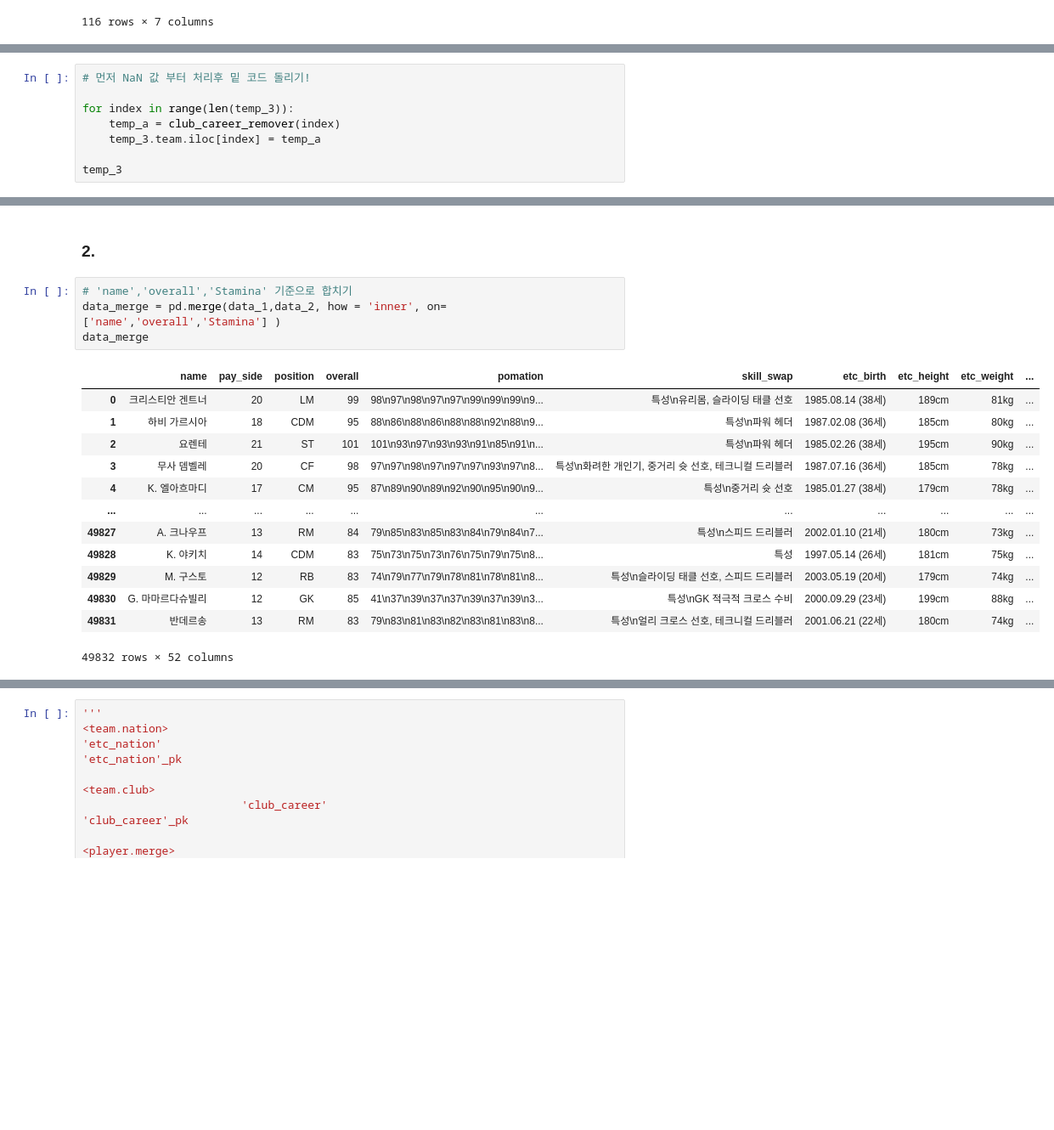
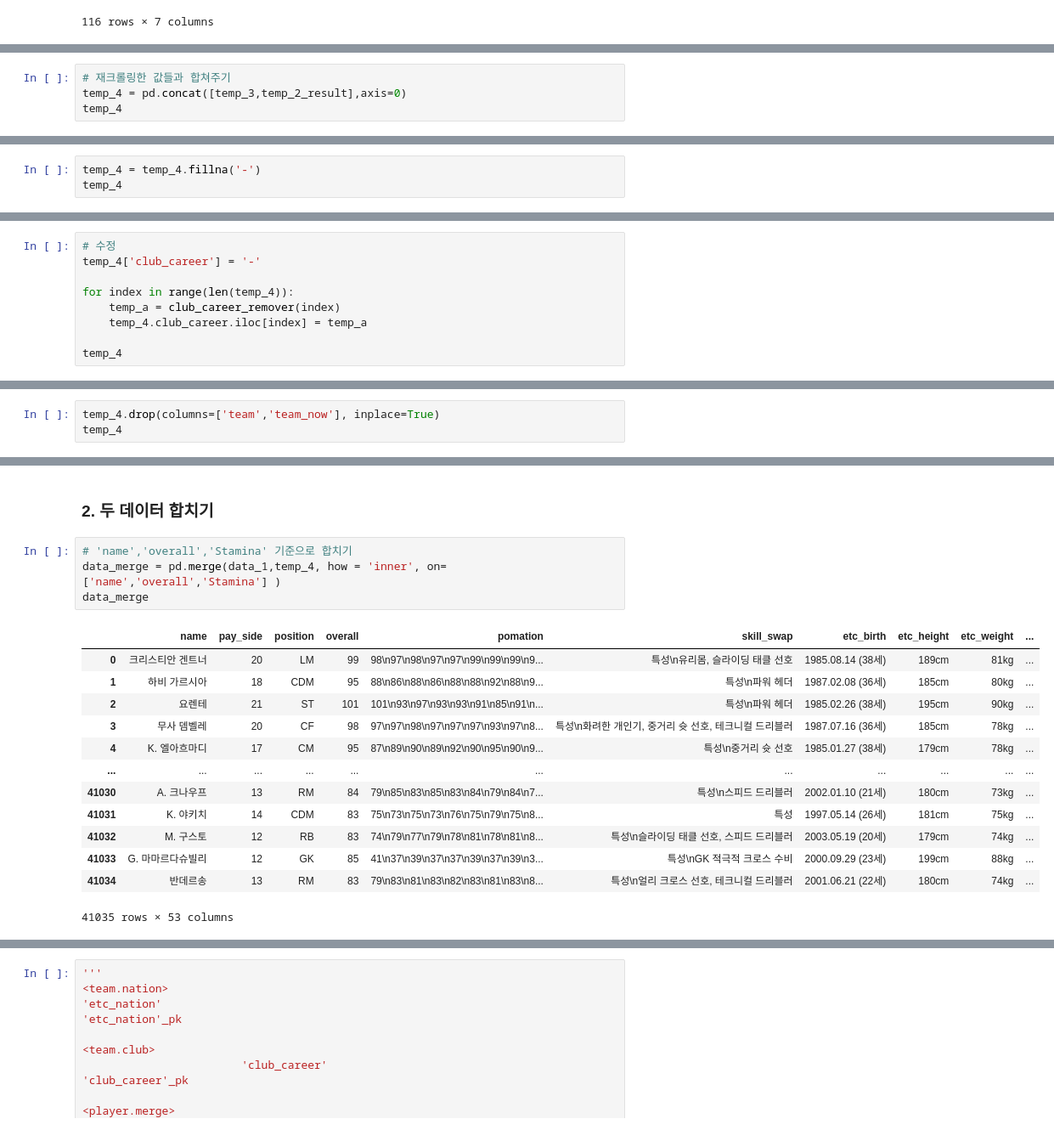
Before and after one commit to Kim-SeongSu/FIFA_Project_Personal, a Jupyter notebook: modeling/data_preprocess.ipynb, the cells around one changed output, grey strips where cells are left out. Shown at 85% size. Saved outputs shown, nothing was run; the diff lists cells and outputs as text; blank space fills up the shorter version.

```diff
--- a/modeling/data_preprocess.ipynb
+++ b/modeling/data_preprocess.ipynb
@@ -215,0 +283,4 @@ temp_3.team.iloc[0]
+# %%
+# 재크롤링한 값들과 합쳐주기
+temp_4 = pd.concat([temp_3,temp_2_result],axis=0)
+temp_4
@@ -215,0 +303,3 @@ temp_3.team.iloc[0]
+# %%
+temp_4 = temp_4.fillna('-')
+temp_4
@@ -235,11 +353,12 @@ temp_3.team.iloc[1222]
 # %%
-# 먼저 NaN 값 부터 처리후 밑 코드 돌리기!
+# 수정
+temp_4['club_career'] = '-'
 
-for index in range(len(temp_3)):
+for index in range(len(temp_4)):
     temp_a = club_career_remover(index)
-    temp_3.team.iloc[index] = temp_a
+    temp_4.club_career.iloc[index] = temp_a
 
-temp_3
+temp_4
 # %% [output]
 A value is trying to be set on a copy of a slice from a DataFrame
 
@@ -248,0 +380,3 @@ AttributeError: 'float' object has no attribute 'replace'
+# %%
+temp_4.drop(columns=['team','team_now'], inplace=True)
+temp_4
@@ -249,20 +397,20 @@ AttributeError: 'float' object has no attribute 'replace'
 # %% [markdown]
-### 2.
+### 2. 두 데이터 합치기
 # %%
 # 'name','overall','Stamina' 기준으로 합치기
-data_merge = pd.merge(data_1,data_2, how = 'inner', on=['name','overall','Stamina'] )
+data_merge = pd.merge(data_1,temp_4, how = 'inner', on=['name','overall','Stamina'] )
 data_merge
 # %% [output]
 |  | name | pay_side | position | overall | pomation | skill_swap | etc_birth | etc_height | etc_weight | ... |
 | 0 | 크리스티안 겐트너 | 20 | LM | 99 | 98\n97\n98\n97\n97\n99\n99\n99\n9... | 특성\n유리몸, 슬라이딩 태클 선호 | 1985.08.14 (38세) | 189cm | 81kg | ... |
 | 1 | 하비 가르시아 | 18 | CDM | 95 | 88\n86\n88\n86\n88\n88\n92\n88\n9... | 특성\n파워 헤더 | 1987.02.08 (36세) | 185cm | 80kg | ... |
 | 2 | 요렌테 | 21 | ST | 101 | 101\n93\n97\n93\n93\n91\n85\n91\n... | 특성\n파워 헤더 | 1985.02.26 (38세) | 195cm | 90kg | ... |
 | 3 | 무사 뎀벨레 | 20 | CF | 98 | 97\n97\n98\n97\n97\n97\n93\n97\n8... | 특성\n화려한 개인기, 중거리 슛 선호, 테크니컬 드리블러 | 1987.07.16 (36세) | 185cm | 78kg | ... |
 | 4 | K. 엘아흐마디 | 17 | CM | 95 | 87\n89\n90\n89\n92\n90\n95\n90\n9... | 특성\n중거리 슛 선호 | 1985.01.27 (38세) | 179cm | 78kg | ... |
 | ... | ... | ... | ... | ... | ... | ... | ... | ... | ... | ... |
-| 49827 | A. 크나우프 | 13 | RM | 84 | 79\n85\n83\n85\n83\n84\n79\n84\n7... | 특성\n스피드 드리블러 | 2002.01.10 (21세) | 180cm | 73kg | ... |
-| 49828 | K. 야키치 | 14 | CDM | 83 | 75\n73\n75\n73\n76\n75\n79\n75\n8... | 특성 | 1997.05.14 (26세) | 181cm | 75kg | ... |
-| 49829 | M. 구스토 | 12 | RB | 83 | 74\n79\n77\n79\n78\n81\n78\n81\n8... | 특성\n슬라이딩 태클 선호, 스피드 드리블러 | 2003.05.19 (20세) | 179cm | 74kg | ... |
-| 49830 | G. 마마르다슈빌리 | 12 | GK | 85 | 41\n37\n39\n37\n37\n39\n37\n39\n3... | 특성\nGK 적극적 크로스 수비 | 2000.09.29 (23세) | 199cm | 88kg | ... |
-| 49831 | 반데르송 | 13 | RM | 83 | 79\n83\n81\n83\n82\n83\n81\n83\n8... | 특성\n얼리 크로스 선호, 테크니컬 드리블러 | 2001.06.21 (22세) | 180cm | 74kg | ... |
+| 41030 | A. 크나우프 | 13 | RM | 84 | 79\n85\n83\n85\n83\n84\n79\n84\n7... | 특성\n스피드 드리블러 | 2002.01.10 (21세) | 180cm | 73kg | ... |
+| 41031 | K. 야키치 | 14 | CDM | 83 | 75\n73\n75\n73\n76\n75\n79\n75\n8... | 특성 | 1997.05.14 (26세) | 181cm | 75kg | ... |
+| 41032 | M. 구스토 | 12 | RB | 83 | 74\n79\n77\n79\n78\n81\n78\n81\n8... | 특성\n슬라이딩 태클 선호, 스피드 드리블러 | 2003.05.19 (20세) | 179cm | 74kg | ... |
+| 41033 | G. 마마르다슈빌리 | 12 | GK | 85 | 41\n37\n39\n37\n37\n39\n37\n39\n3... | 특성\nGK 적극적 크로스 수비 | 2000.09.29 (23세) | 199cm | 88kg | ... |
+| 41034 | 반데르송 | 13 | RM | 83 | 79\n83\n81\n83\n82\n83\n81\n83\n8... | 특성\n얼리 크로스 선호, 테크니컬 드리블러 | 2001.06.21 (22세) | 180cm | 74kg | ... |
-49832 rows × 52 columns
+41035 rows × 53 columns
```
Also changed, not shown: parts of 22 cells of this notebook, 3 other files.
